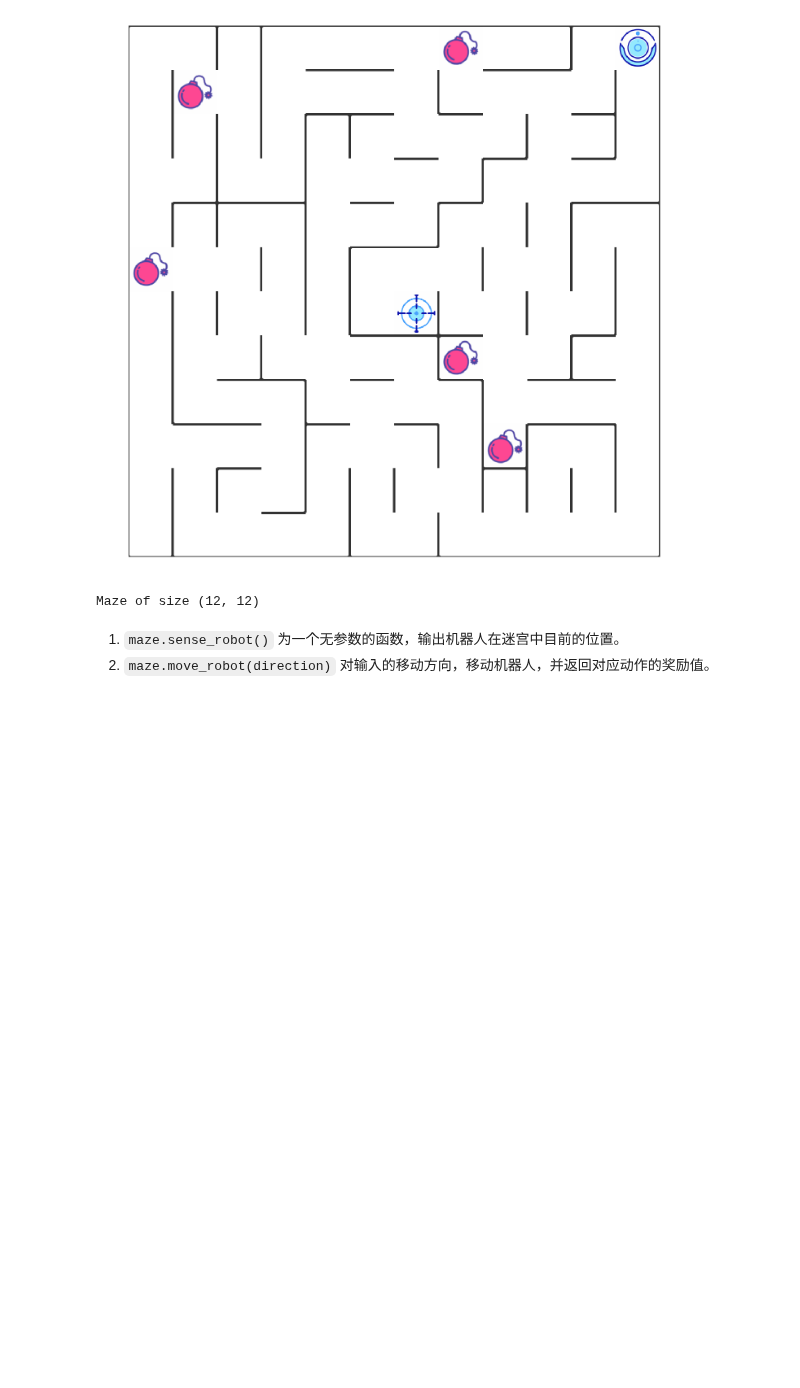
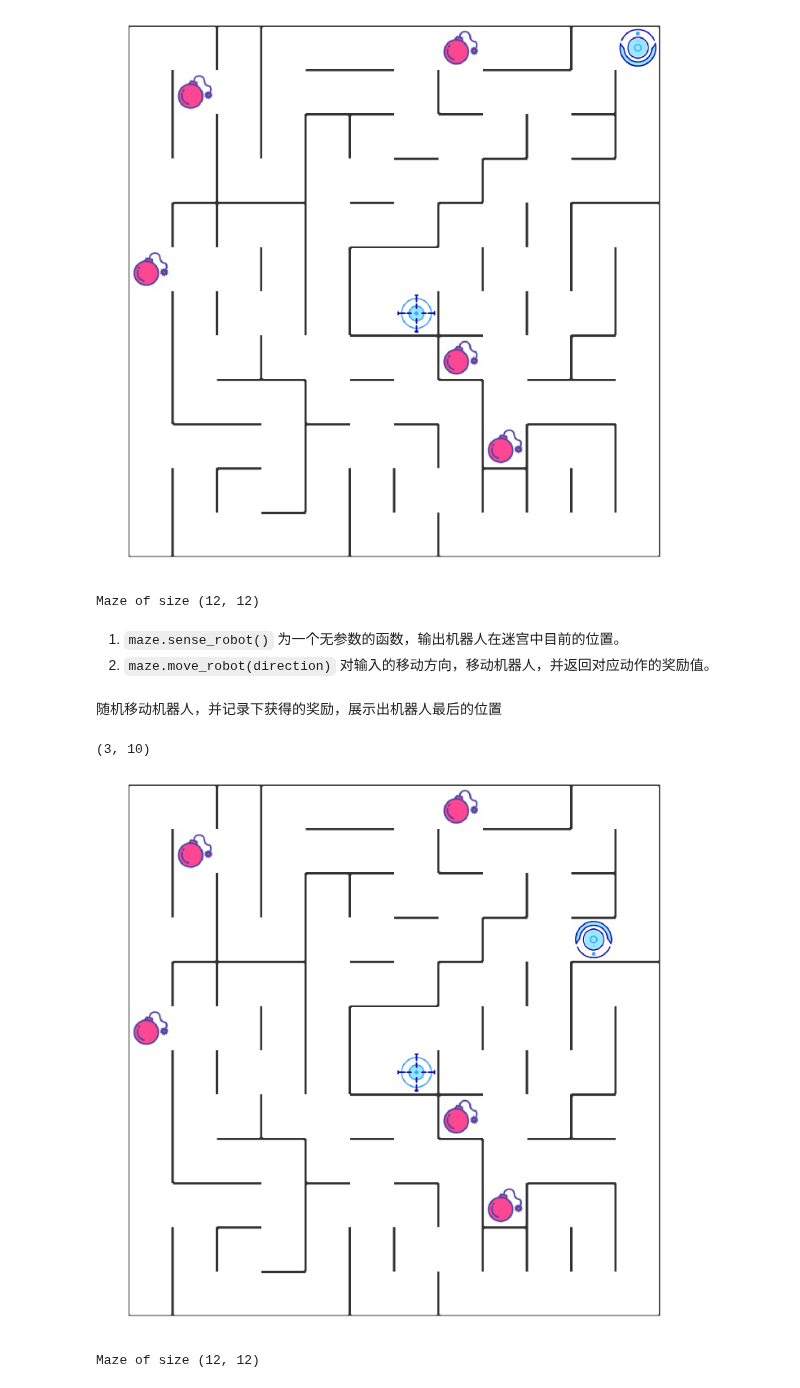
Before and after one commit to zhangjiqiang/AIProject, a Jupyter notebook: udacity_robot_maze/robot_run_maze.ipynb, the cells around one changed output. Drawn from its saved outputs; the diff is of its cells as text; code cells hidden in the pictures; blank space fills up the shorter version.

Commit message:
移动机器人
这个提交提供随机移动机器人，并记录下获得的奖励，展示出机器人最后的位置

```diff
--- a/udacity_robot_maze/robot_run_maze.ipynb
+++ b/udacity_robot_maze/robot_run_maze.ipynb
@@ -163,3 +163,21 @@ Maze of size (12, 12)
 # %% [markdown]
 1. `maze.sense_robot()` 为一个无参数的函数，输出机器人在迷宫中目前的位置。
 2. `maze.move_robot(direction)` 对输入的移动方向，移动机器人，并返回对应动作的奖励值。
+# %% [markdown]
+随机移动机器人，并记录下获得的奖励，展示出机器人最后的位置
+# %%
+rewards = []
+
+## 循环、随机移动机器人10次，记录下奖励
+for i in range(10):
+    reward = maze.move_robot(random.choice(actions))
+    rewards.append(reward)
+## 输出机器人最后的位置
+print(maze.sense_robot())
+
+## 打印迷宫，观察机器人位置
+print(maze)
+# %% [output]
+(3, 10)
+[figure, added]
+Maze of size (12, 12)
```
